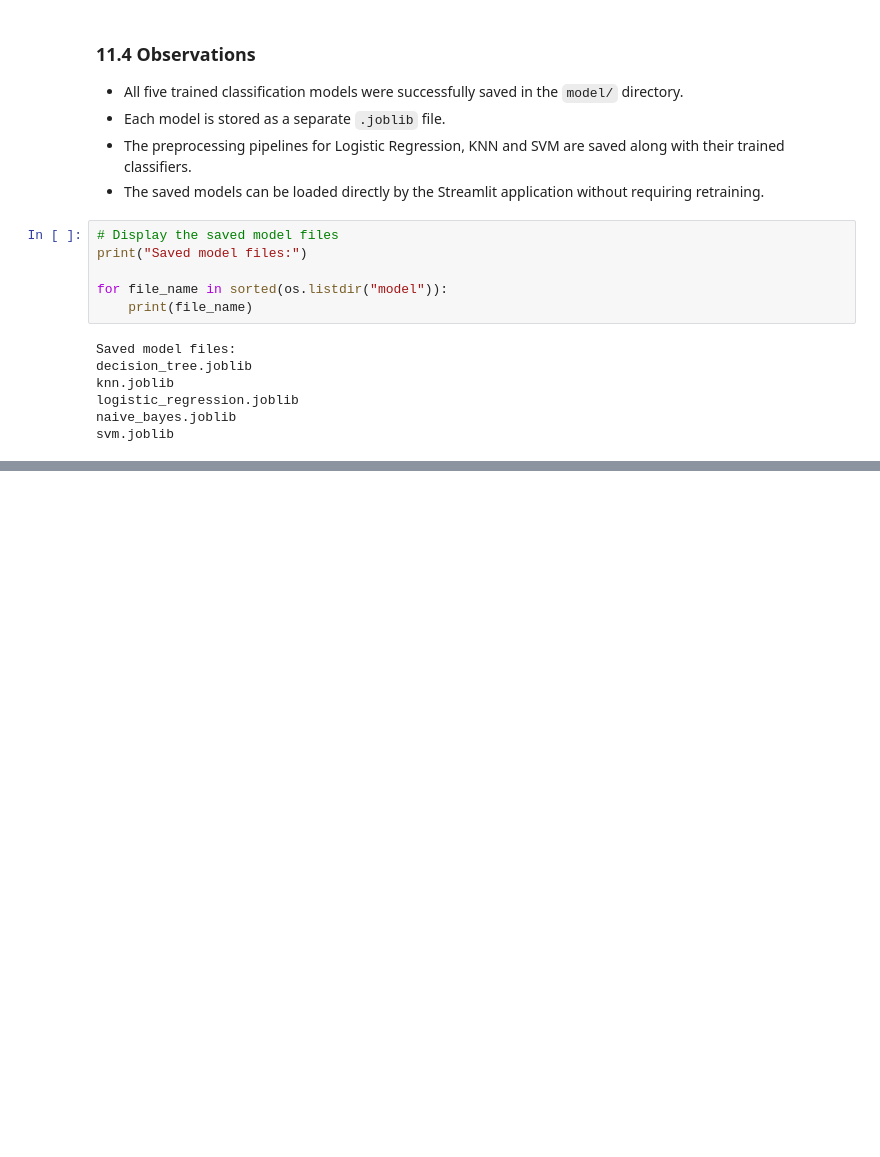
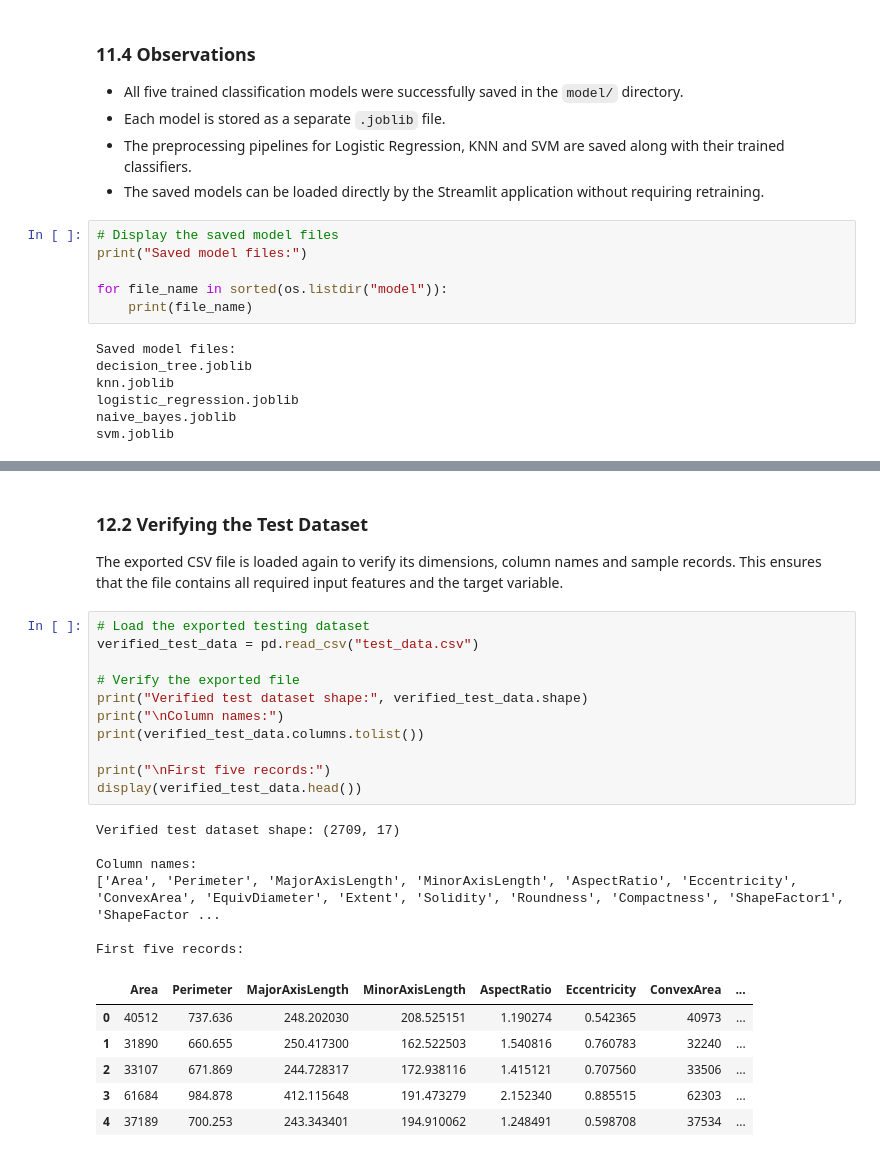
Before and after one commit to sharmisharapinj/BITS_ML_Assignment_2, a Jupyter notebook: ML_Assignment_2.ipynb, the cells around one changed output, grey strips where cells are left out. Cells and saved outputs as stored; diff of their text form; blank space fills up the shorter version.

Commit message:
feat: prepare and export test dataset

```diff
--- a/ML_Assignment_2.ipynb
+++ b/ML_Assignment_2.ipynb
@@ -722,0 +752,28 @@ svm.joblib
+# %% [markdown]
+### 12.2 Verifying the Test Dataset
+
+The exported CSV file is loaded again to verify its dimensions, column names and sample records. This ensures that the file contains all required input features and the target variable.
+# %%
+# Load the exported testing dataset
+verified_test_data = pd.read_csv("test_data.csv")
+
+# Verify the exported file
+print("Verified test dataset shape:", verified_test_data.shape)
+print("\nColumn names:")
+print(verified_test_data.columns.tolist())
+
+print("\nFirst five records:")
+display(verified_test_data.head())
+# %% [output]
+Verified test dataset shape: (2709, 17)
+
+Column names:
+['Area', 'Perimeter', 'MajorAxisLength', 'MinorAxisLength', 'AspectRatio', 'Eccentricity', 'ConvexArea', 'EquivDiameter', 'Extent', 'Solidity', 'Roundness', 'Compactness', 'ShapeFactor1', 'ShapeFactor ...
+
+First five records:
+|  | Area | Perimeter | MajorAxisLength | MinorAxisLength | AspectRatio | Eccentricity | ConvexArea | ... |
+| 0 | 40512 | 737.636 | 248.202030 | 208.525151 | 1.190274 | 0.542365 | 40973 | ... |
+| 1 | 31890 | 660.655 | 250.417300 | 162.522503 | 1.540816 | 0.760783 | 32240 | ... |
+| 2 | 33107 | 671.869 | 244.728317 | 172.938116 | 1.415121 | 0.707560 | 33506 | ... |
+| 3 | 61684 | 984.878 | 412.115648 | 191.473279 | 2.152340 | 0.885515 | 62303 | ... |
+| 4 | 37189 | 700.253 | 243.343401 | 194.910062 | 1.248491 | 0.598708 | 37534 | ... |
```
Also changed, not shown: parts of 4 cells of this notebook, 1 other file.
